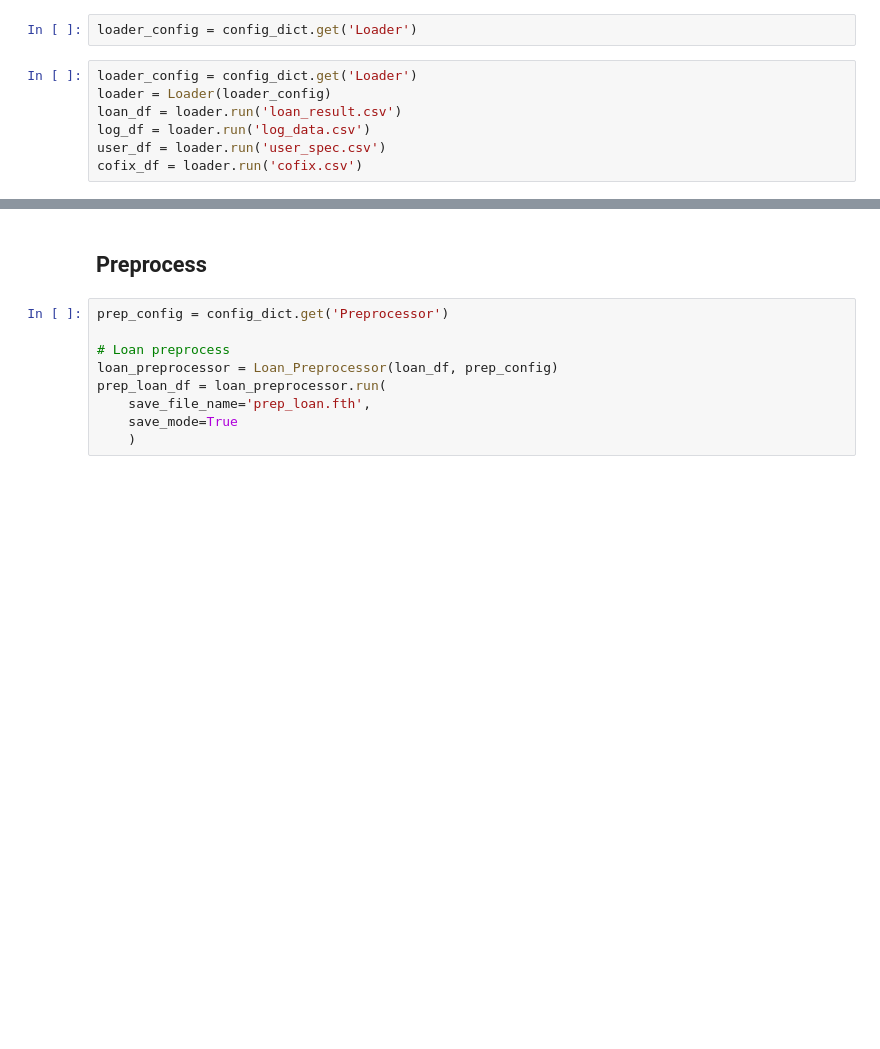
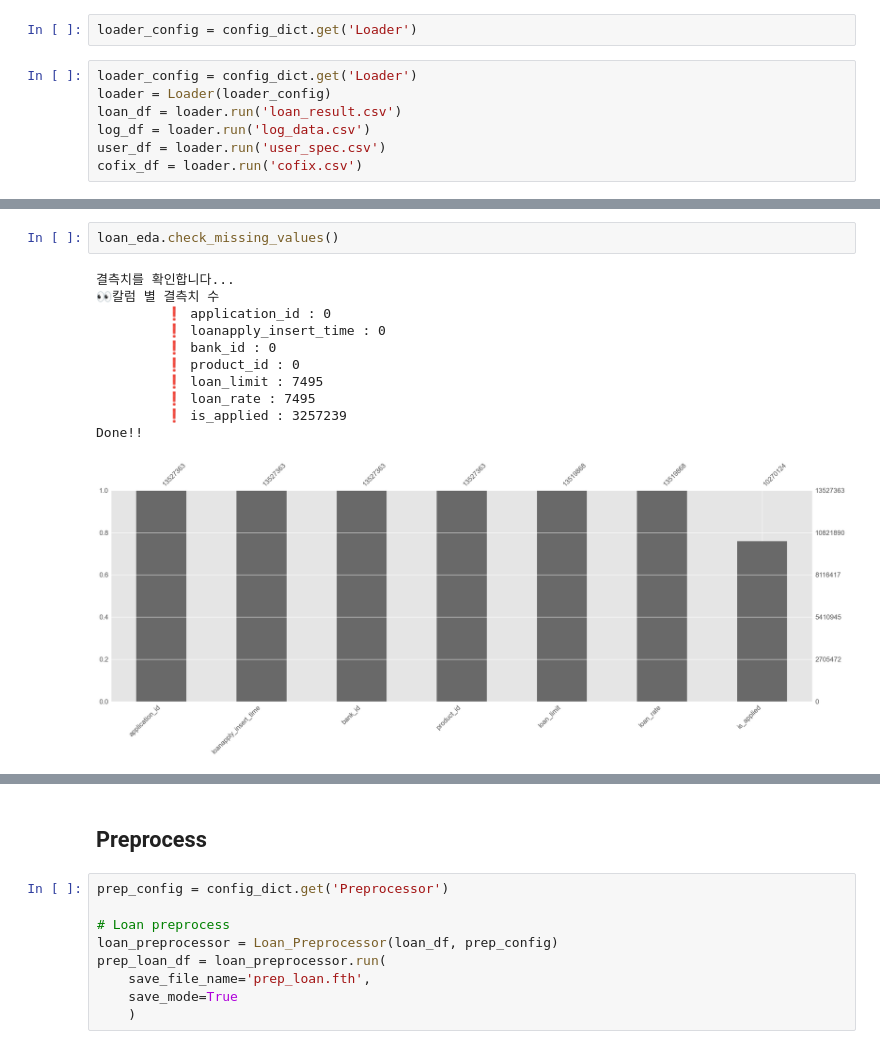
Before and after one commit to paragonyun/2022_bigcontest, a Jupyter notebook: main_test.ipynb, the cells around one changed output, grey strips where cells are left out. Cells and saved outputs as stored; diff of their text form; blank space fills up the shorter version.

```diff
--- a/main_test.ipynb
+++ b/main_test.ipynb
@@ -52,0 +89,14 @@ cofix_df = loader.run('cofix.csv')
+# %%
+loan_eda.check_missing_values()
+# %% [output]
+결측치를 확인합니다...
+👀칼럼 별 결측치 수
+         ❗ application_id : 0
+         ❗ loanapply_insert_time : 0
+         ❗ bank_id : 0
+         ❗ product_id : 0
+         ❗ loan_limit : 7495
+         ❗ loan_rate : 7495
+         ❗ is_applied : 3257239
+Done!!
+[figure, added]
```
Also changed, not shown: parts of 32 cells of this notebook.
